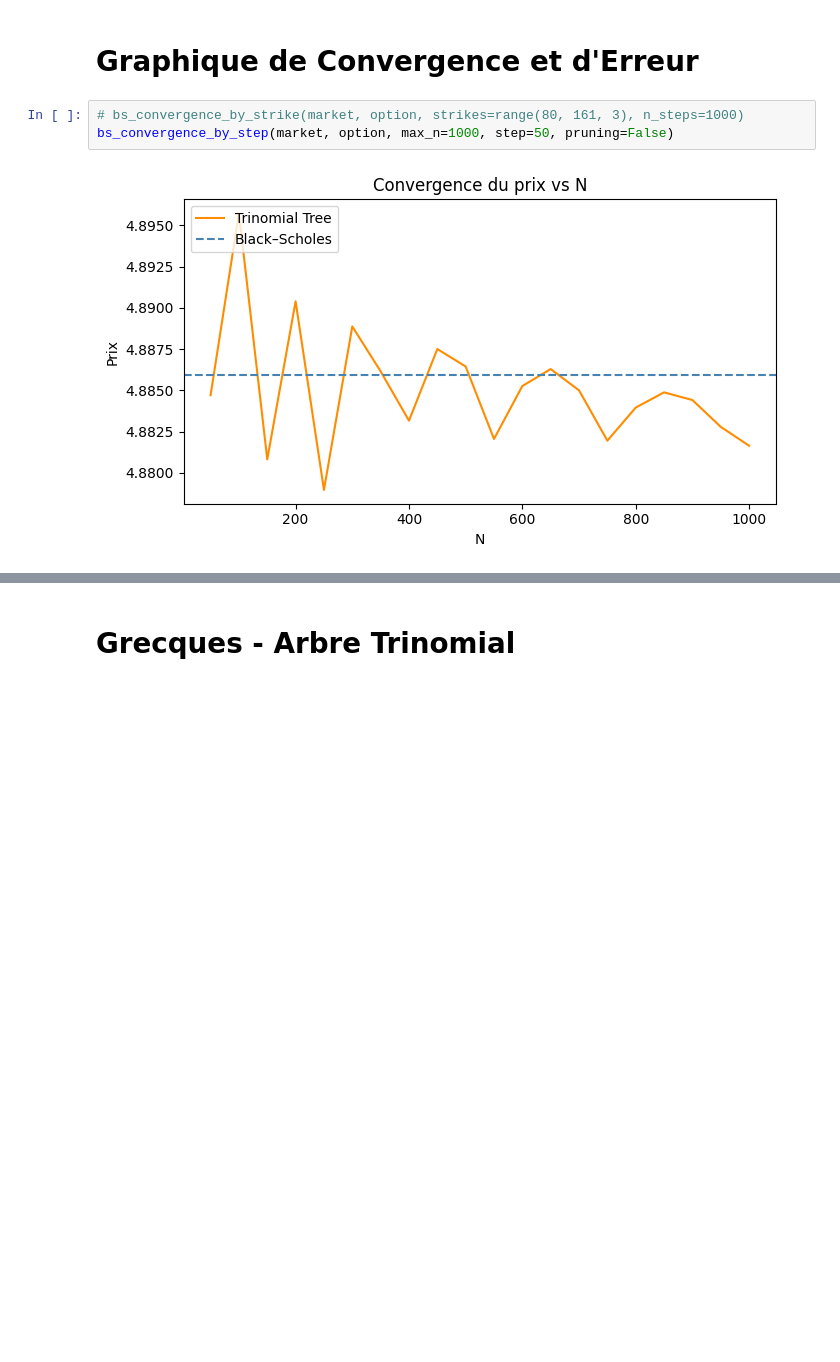
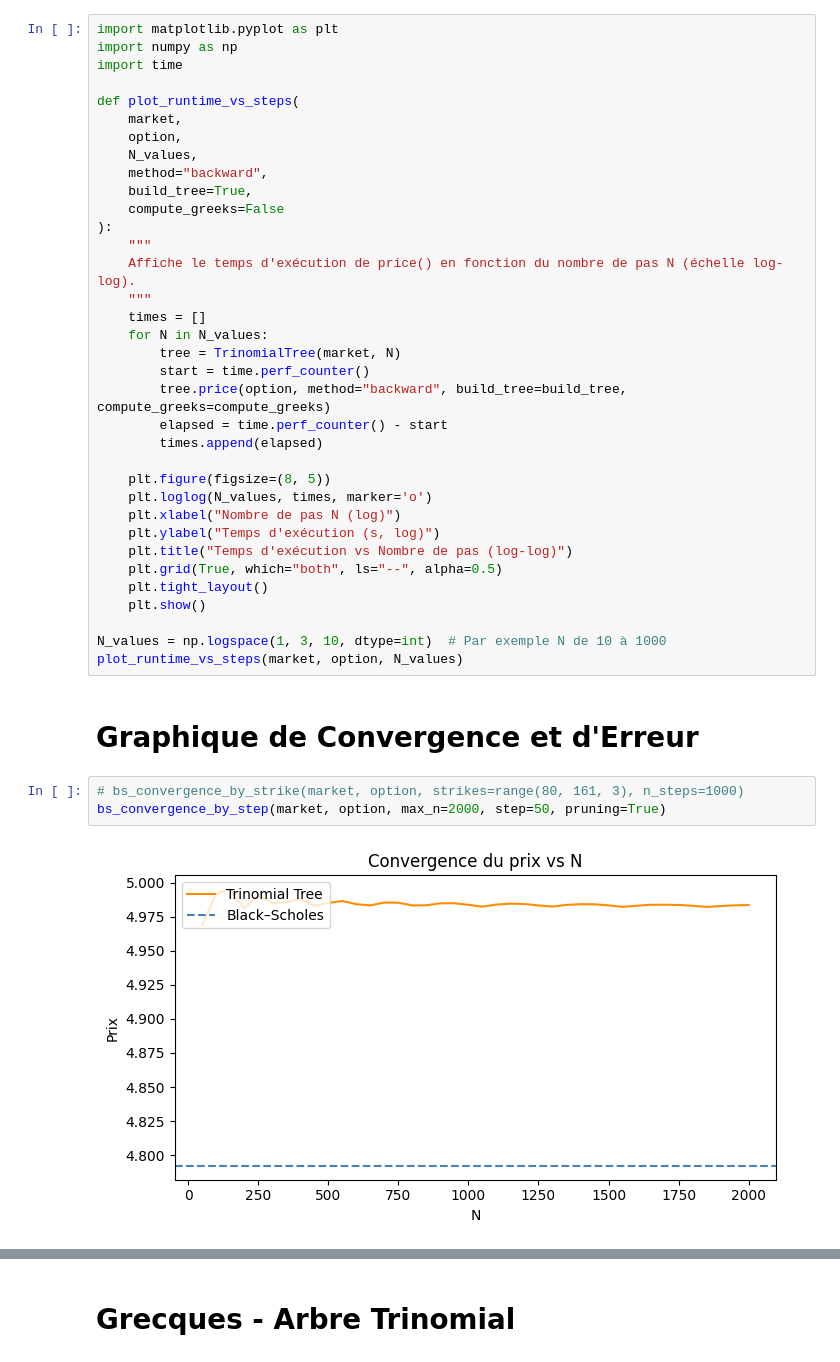
Before and after one commit to yvesmarix/TRINOMIAL-TREE-PRICING, a Jupyter notebook: src/pricing/dev_file.ipynb, the cells around one changed output, grey strips where cells are left out. Cells and saved outputs as stored; diff of their text form; blank space fills up the shorter version.

```diff
--- a/src/pricing/dev_file.ipynb
+++ b/src/pricing/dev_file.ipynb
@@ -111,7 +33,42 @@ PARTIE QCM
+# %%
+import matplotlib.pyplot as plt
+import numpy as np
+import time
+
+def plot_runtime_vs_steps(
+    market,
+    option,
+    N_values,
+    method="backward",
+    build_tree=True,
+    compute_greeks=False
+):
+    """
+    Affiche le temps d'exécution de price() en fonction du nombre de pas N (échelle log-log).
+    """
+    times = []
+    for N in N_values:
+        tree = TrinomialTree(market, N)
+        start = time.perf_counter()
+        tree.price(option, method="backward", build_tree=build_tree, compute_greeks=compute_greeks)
+        elapsed = time.perf_counter() - start
+        times.append(elapsed)
+
+    plt.figure(figsize=(8, 5))
+    plt.loglog(N_values, times, marker='o')
+    plt.xlabel("Nombre de pas N (log)")
+    plt.ylabel("Temps d'exécution (s, log)")
+    plt.title("Temps d'exécution vs Nombre de pas (log-log)")
+    plt.grid(True, which="both", ls="--", alpha=0.5)
+    plt.tight_layout()
+    plt.show()
+
+N_values = np.logspace(1, 3, 10, dtype=int)  # Par exemple N de 10 à 1000
+plot_runtime_vs_steps(market, option, N_values)
 # %% [markdown]
 # Graphique de Convergence et d'Erreur
 # %%
 # bs_convergence_by_strike(market, option, strikes=range(80, 161, 3), n_steps=1000)
-bs_convergence_by_step(market, option, max_n=1000, step=50, pruning=False)
+bs_convergence_by_step(market, option, max_n=2000, step=50, pruning=True)
 # %% [output]
-[figure, old version]
+[figure, new version]
```
Also changed, not shown: parts of 13 cells of this notebook, 4 other files.
